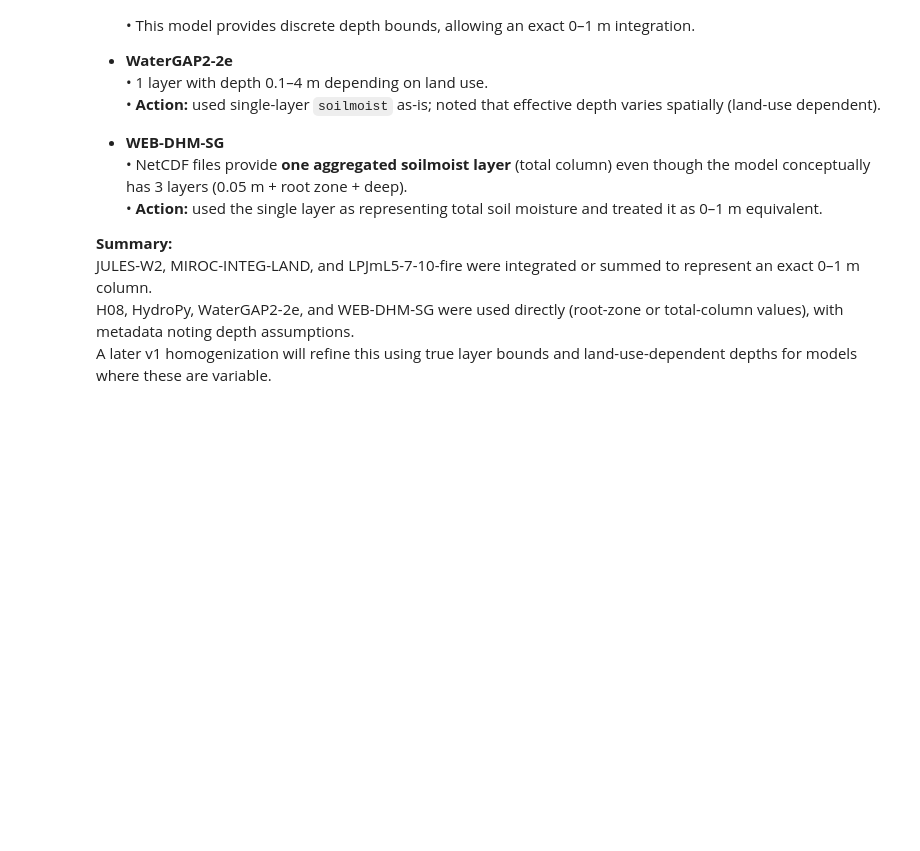
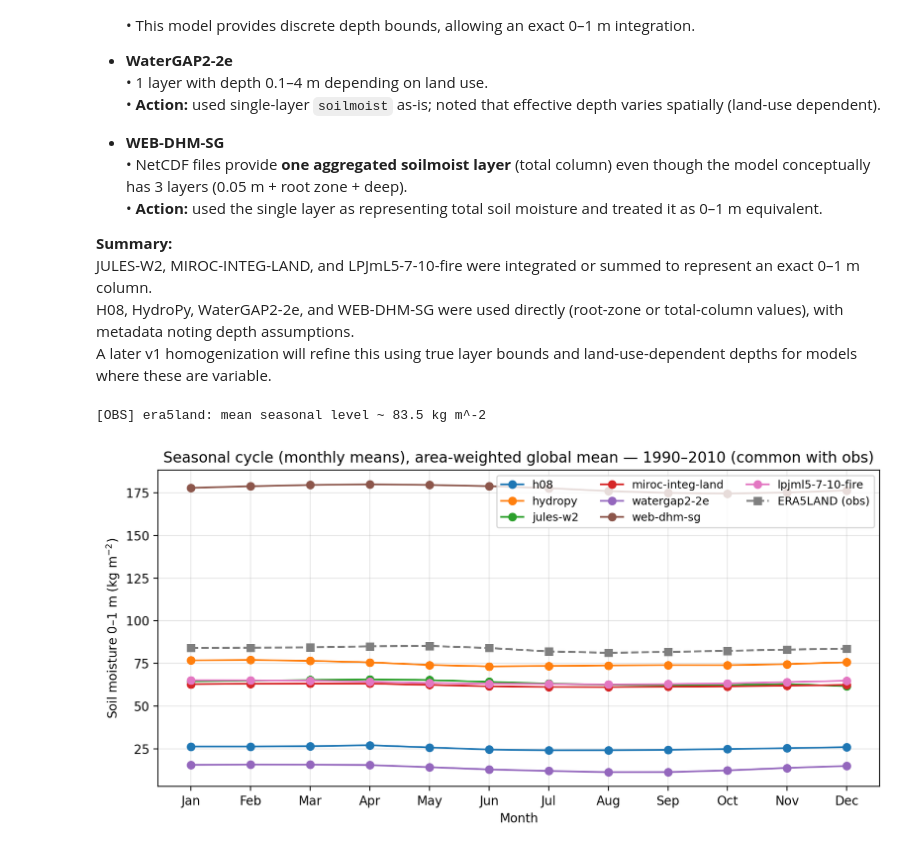
Before and after one commit to thchilly/sm_attribution, a Jupyter notebook: notebooks/qa_homogenization.ipynb, the cells around one changed output. Cells and saved outputs as stored; diff of their text form; code cells hidden in the pictures; blank space fills up the shorter version.

Commit message:
Add ERA5-Land 0–1 m preprocessing pipeline and QA integration

```diff
--- a/notebooks/qa_homogenization.ipynb
+++ b/notebooks/qa_homogenization.ipynb
@@ -118,3 +118,82 @@ The goal of this version was to reproduce the MATLAB selections faithfully and p
 JULES-W2, MIROC-INTEG-LAND, and LPJmL5-7-10-fire were integrated or summed to represent an exact 0–1 m column.
 H08, HydroPy, WaterGAP2-2e, and WEB-DHM-SG were used directly (root-zone or total-column values), with metadata noting depth assumptions.
 A later v1 homogenization will refine this using true layer bounds and land-use-dependent depths for models where these are variable.
+# %%
+# === OBS: load processed 0–1 m products and compute monthly climatology ===
+import yaml, xarray as xr, numpy as np
+
+REG_PATH = "../configs/data_registry.yml"
+
+with open(REG_PATH, "r") as f:
+    REG_OBS = yaml.safe_load(f)
+
+def obs_processed_path(dataset: str) -> str:
+    try:
+        return REG_OBS["processed"]["observed_1m"][dataset]
+    except KeyError as e:
+        raise KeyError(f"Missing processed obs path for {dataset} in {REG_PATH}") from e
+
+def lat_weights(da: xr.DataArray) -> xr.DataArray:
+    lat = da["lat"]
+    w = np.cos(np.deg2rad(lat))
+    return w / w.where(np.isfinite(w)).sum()
+
+# Which observed datasets are available now
+OBS_DATASETS = ["era5land"]  # extend later with "gleam", "gldas", "grace-da-dm", "somo-ml" when ready
+
+series_obs = {}  # dataset -> 12-month climatology
+
+# Pick a conservative overlap period with models: 1990–2010 (ERA5-Land ends 2010)
+OBS_PERIOD = slice("1990-01-01", "2010-12-01")
+
+for obs_name in OBS_DATASETS:
+    p = obs_processed_path(obs_name)
+    ds = xr.open_dataset(p)
+    # the standardized name we wrote during preprocessing
+    da = ds["soilmoist_1m"]
+
+    # time slice to overlap
+    da = da.sel(time=OBS_PERIOD)
+
+    # area-weighted global mean monthly climatology
+    w = lat_weights(da)
+    gm = (da * w).sum("lat", skipna=True).mean("lon", skipna=True)
+    clim = gm.groupby("time.month").mean("time", skipna=True)
+    clim.name = obs_name
+    series_obs[obs_name] = clim
+
+# quick magnitude sanity print
+for k, v in series_obs.items():
+    print(f"[OBS] {k}: mean seasonal level ~ {float(v.mean()):.1f} kg m^-2")
+# %% [output]
+[OBS] era5land: mean seasonal level ~ 83.5 kg m^-2
+# %%
+# === Combined plot: models (solid) + observations (dashed) ===
+import numpy as np
+import matplotlib.pyplot as plt
+
+months = np.arange(1, 13)
+
+plt.figure(figsize=(9, 4.5), dpi=200)
+
+# models from earlier cells (series dict already exists)
+for m, clim in series.items():
+    plt.plot(months, clim.values, marker="o", linewidth=1.4, label=m)
+
+# observations: dashed lines
+for obs_name, clim in series_obs.items():
+    plt.plot(months, clim.values, linestyle="--", marker="s", linewidth=1.6, label=f"{obs_name.upper()} (obs)")
+
+plt.xticks(months, ["Jan","Feb","Mar","Apr","May","Jun","Jul","Aug","Sep","Oct","Nov","Dec"])
+plt.xlabel("Month")
+plt.ylabel("Soil moisture 0–1 m (kg m$^{-2}$)")
+
+title_period = "1990–2010 (common with obs)"
+plt.title(f"Seasonal cycle (monthly means), area-weighted global mean — {title_period}")
+
+plt.legend(ncol=3, fontsize=9)
+plt.grid(True, alpha=0.3)
+plt.tight_layout()
+plt.show()
+# %% [output]
+[figure, added]
```
Also changed, not shown: 4 other files.
